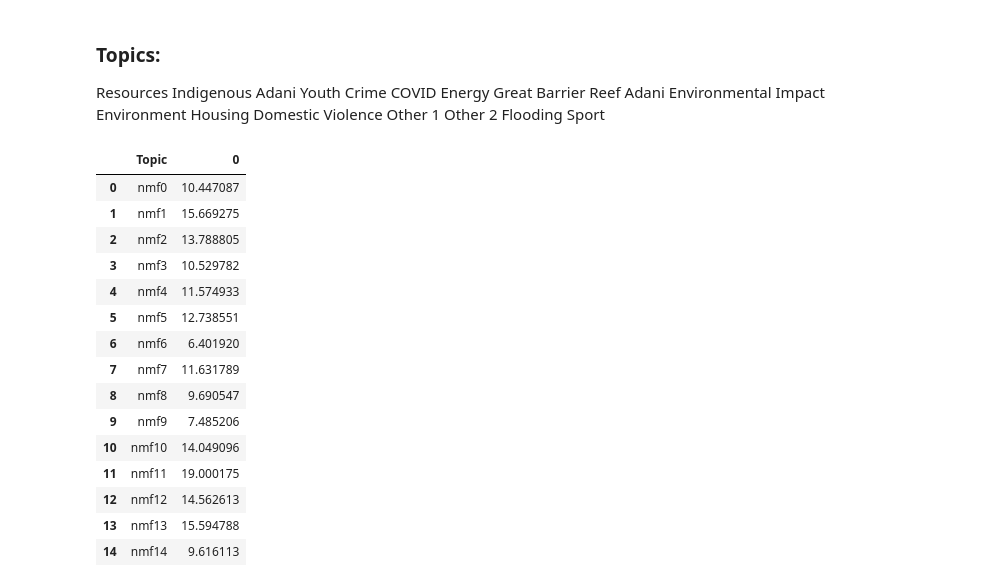
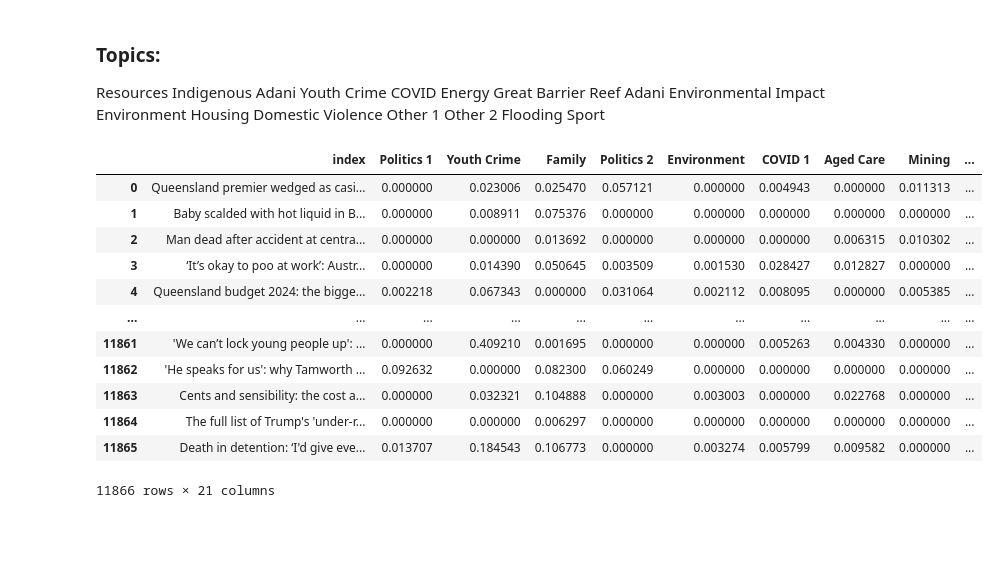
Before and after one commit to President-Github/IFQ619, a Jupyter notebook: Assessments/assignment 2/ExtendingAnalytics-exploration.ipynb, the cells around one changed output. Cells and saved outputs as stored; diff of their text form; code cells hidden in the pictures; blank space fills up the shorter version.

```diff
--- a/Assessments/assignment 2/ExtendingAnalytics-exploration.ipynb
+++ b/Assessments/assignment 2/ExtendingAnalytics-exploration.ipynb
@@ -223,3 +294,6 @@ Topic_14
+# %%
+nmf_terms_df = pd.read_csv("data/nmf_terms_df.csv")
+nmf_topics_df = pd.read_csv("data/nmf_topics_df.csv")
 # %% [markdown]
 ### **Topics:**
 
@@ -259,5 +336,21 @@ nmf_topic_terms_fig.update_layout(
 )
 nmf_topic_terms_fig.for_each_annotation(lambda a: a.update(text=a.text.split("=")[-1])) # https://plotly.com/python/facet-plots/
 nmf_topic_terms_fig.update_yaxes(showticklabels=True, matches=None)
+# %%
+nmf_topics_df
+# %% [output]
+|  | index | Politics 1 | Youth Crime | Family | Politics 2 | Environment | COVID 1 | Aged Care | Mining | ... |
+| 0 | Queensland premier wedged as casi... | 0.000000 | 0.023006 | 0.025470 | 0.057121 | 0.000000 | 0.004943 | 0.000000 | 0.011313 | ... |
+| 1 | Baby scalded with hot liquid in B... | 0.000000 | 0.008911 | 0.075376 | 0.000000 | 0.000000 | 0.000000 | 0.000000 | 0.000000 | ... |
+| 2 | Man dead after accident at centra... | 0.000000 | 0.000000 | 0.013692 | 0.000000 | 0.000000 | 0.000000 | 0.006315 | 0.010302 | ... |
+| 3 | ‘It’s okay to poo at work’: Austr... | 0.000000 | 0.014390 | 0.050645 | 0.003509 | 0.001530 | 0.028427 | 0.012827 | 0.000000 | ... |
+| 4 | Queensland budget 2024: the bigge... | 0.002218 | 0.067343 | 0.000000 | 0.031064 | 0.002112 | 0.008095 | 0.000000 | 0.005385 | ... |
+| ... | ... | ... | ... | ... | ... | ... | ... | ... | ... | ... |
+| 11861 | 'We can’t lock young people up': ... | 0.000000 | 0.409210 | 0.001695 | 0.000000 | 0.000000 | 0.005263 | 0.004330 | 0.000000 | ... |
+| 11862 | 'He speaks for us': why Tamworth ... | 0.092632 | 0.000000 | 0.082300 | 0.060249 | 0.000000 | 0.000000 | 0.000000 | 0.000000 | ... |
+| 11863 | Cents and sensibility: the cost a... | 0.000000 | 0.032321 | 0.104888 | 0.000000 | 0.003003 | 0.000000 | 0.022768 | 0.000000 | ... |
+| 11864 | The full list of Trump's 'under-r... | 0.000000 | 0.000000 | 0.006297 | 0.000000 | 0.000000 | 0.000000 | 0.000000 | 0.000000 | ... |
+| 11865 | Death in detention: ‘I'd give eve... | 0.013707 | 0.184543 | 0.106773 | 0.000000 | 0.003274 | 0.005799 | 0.009582 | 0.000000 | ... |
+11866 rows × 21 columns
 # %%
 # Below gets the topics
@@ -278,19 +371,0 @@ px.bar(sum_doc_topic_nmf_df, x = "Topic", y = "Total NMF Topic Weight Across all
-# %%
-sum_doc_topic_nmf_df
-# %% [output]
-|  | Topic | 0 |
-| 0 | nmf0 | 10.447087 |
-| 1 | nmf1 | 15.669275 |
-| 2 | nmf2 | 13.788805 |
-| 3 | nmf3 | 10.529782 |
-| 4 | nmf4 | 11.574933 |
-| 5 | nmf5 | 12.738551 |
-| 6 | nmf6 | 6.401920 |
-| 7 | nmf7 | 11.631789 |
-| 8 | nmf8 | 9.690547 |
-| 9 | nmf9 | 7.485206 |
-| 10 | nmf10 | 14.049096 |
-| 11 | nmf11 | 19.000175 |
-| 12 | nmf12 | 14.562613 |
-| 13 | nmf13 | 15.594788 |
-| 14 | nmf14 | 9.616113 |
```
Also changed, not shown: parts of 9 cells of this notebook, 6 other files.
